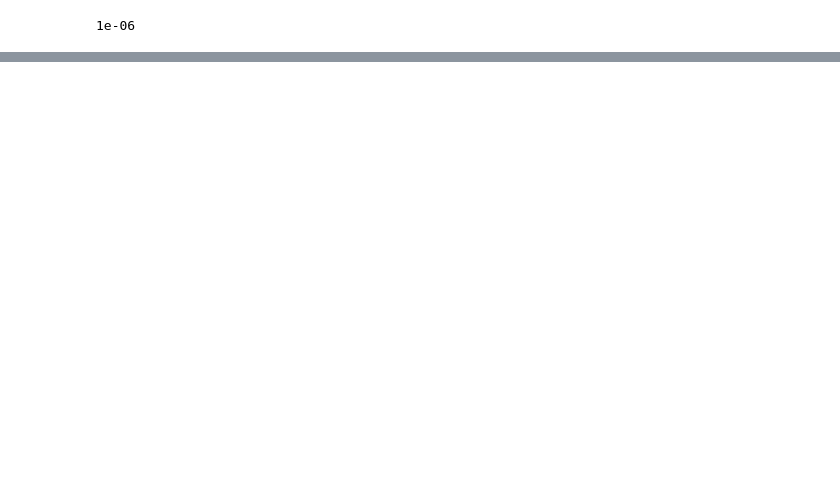
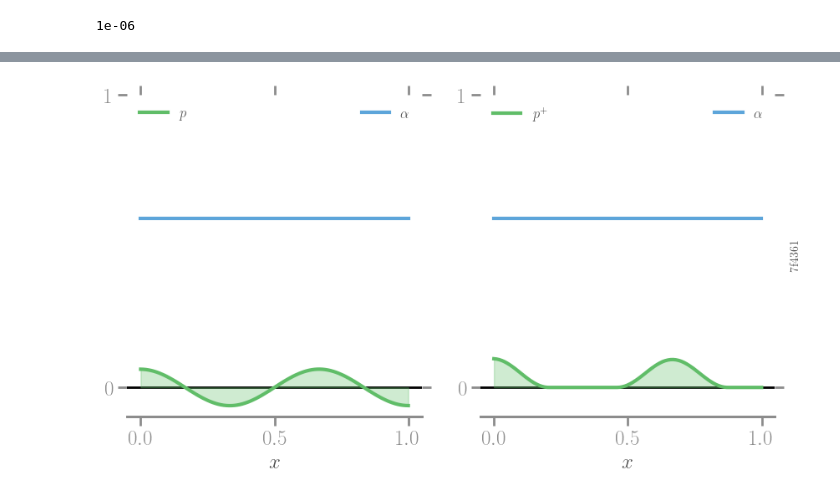
Before and after one commit to kumiori/irrevolutions, a Jupyter notebook: playground/nb/1d-fundamental-bar.ipynb, the cells around one changed output, grey strips where cells are left out. Drawn from its saved outputs; the diff is of its cells as text; code cells hidden in the pictures; blank space fills up the shorter version.

```diff
--- a/playground/nb/1d-fundamental-bar.ipynb
+++ b/playground/nb/1d-fundamental-bar.ipynb
@@ -1107,0 +1236,4 @@ params["stability"]["cone"]["cone_rtol"]
+# %%
+fields_data = np.load(os.path.join(experiment, 'fields_data.npz'), allow_pickle=True)
+
+pp.read_mode_data_from_npz(fields_data, time_step=1.6551724137931034)
@@ -1107,0 +1261,85 @@ params["stability"]["cone"]["cone_rtol"]
+# %%
+
+# def read_fields_data_from_npz(npz_file, time_step, num_points=-1, num_modes=1):
+"""
+Read mode data for a given timestep and x_values from an npz file.
+
+Parameters:
+- npz_file (numpy.lib.npyio.NpzFile): The npz file containing mode shapes data.
+- time_step (int): The timestep to read.
+- num_modes (int): The number of modes.
+- num_points (int): The number of domain nodes.
+
+Returns:
+- mode_data (dict): A dictionary containing mode-specific fields for the given timestep.
+"""
+
+npz_file = fields_data
+time_index = 16
+
+if 'time_steps' not in npz_file:
+    print(f"No timestep data available.")
+    # return None
+
+# index = np.where(npz_file['time_steps'] == time_step)[0][0]
+index = time_index
+field_names = fields_data['point_values'].item().keys()
+fields = fields_data['point_values'].item()
+
+data = {label: 0 for label in field_names}
+
+for label in field_names:
+    # fields_data['point_values'].item()[label]
+    data[label] = fields_data['point_values'].item()[label][index]
+
+fig, axes = plt.subplots(1, 2, figsize=(10, 5))
+
+
+for ax in axes:
+    ax.plot(
+        fields_data['mesh'],
+        data['equilibrium_α'],
+        label='$\\alpha$', lw=3)
+
+    ax.set_xlabel('$x$')
+    ax.axhline(0, c='k', ls='-')
+    ax.legend()
+    ax.set_ylim(-.1, 1)
+    ax.set_yticks([0, 1])
+
+_ax_b = axes[0].twiny()
+
+_ax_b.plot(
+    fields_data['mesh'],
+    .05*data['bifurcation_β'],
+    label='$p$', c='C2', lw=3)
+_ax_b.fill_between(
+    fields_data['mesh'],
+    .05*data['bifurcation_β'], color='C2', alpha=.3)
+
+_ax_s = axes[1].twiny()
+_ax_s.plot(
+    fields_data['mesh'],
+    .05*data['stability_β'],
+    label='$p^+$', c='C2', lw=3)
+_ax_s.fill_between(
+    fields_data['mesh'],
+    .05*data['stability_β'], color='C2', alpha=.3)
+
+_ax_s.text(1.05, 0.5, signature[0:6], rotation=90, verticalalignment='center',
+             transform=ax.transAxes, fontdict={'family': 'monospace'},
+             fontname='monospace')
+
+for ax in [_ax_b, _ax_s]:
+    ax.spines['top'].set_visible(False)
+    ax.set_xticks([])
+    ax.set_xticklabels([])
+    ax.legend(loc='upper left')
+
+visuals.setspines0()
+plt.savefig(f"../../playground/benchmark-umut-at2/output/thinfilm-1d/profiles-bif-stab-{signature}.pdf",
+            bbox_inches='tight')
+plt.savefig(f"/Users/kumiori3/Documents/WIP/Nature/paper_UMUT/images/profiles-bif-stab-{signature}.pdf",
+            bbox_inches='tight')
+# %% [output]
+[figure, added]
```
Also changed, not shown: parts of 28 cells of this notebook, 2 other files.
